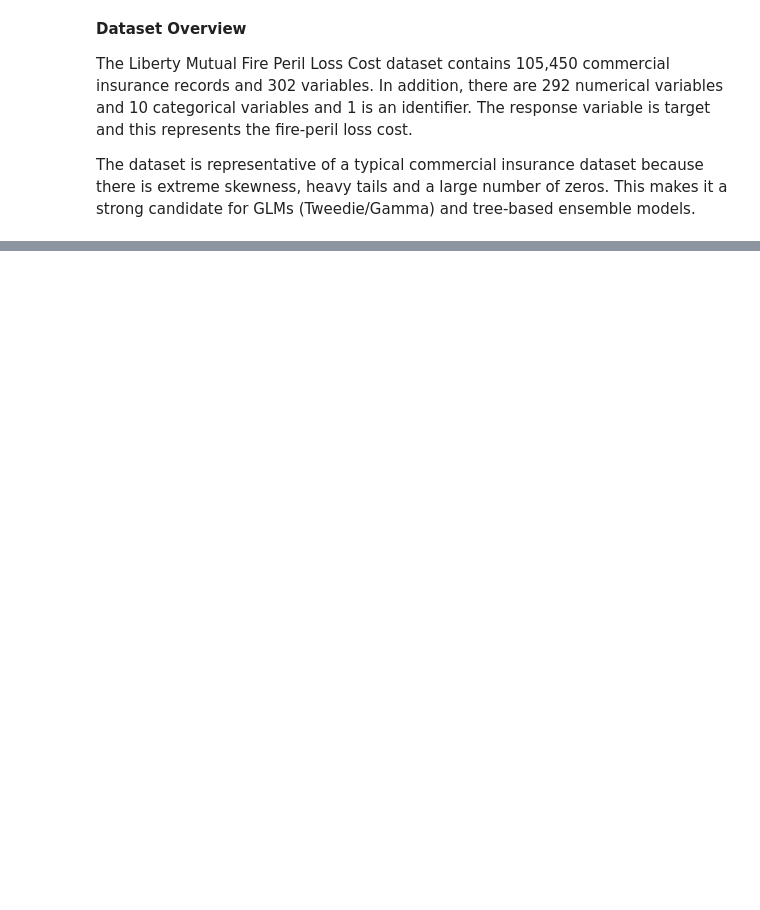
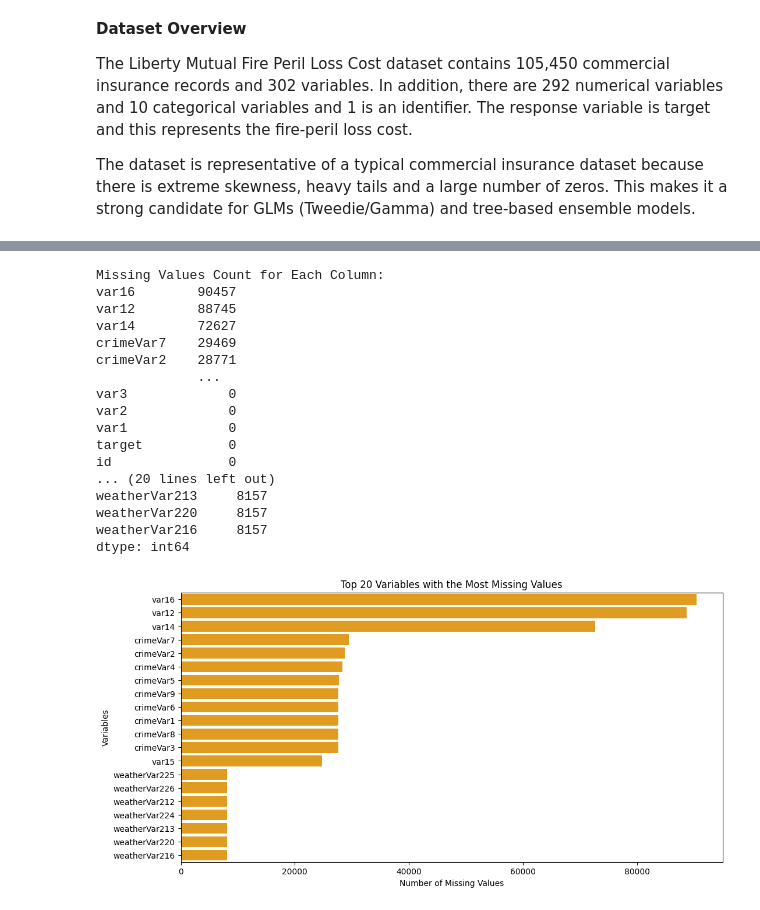
Before and after one commit to uni-Deb7943/TMU-CIND820, a Jupyter notebook: 01_EDA_and_Data_Analysis.ipynb, the cells around one changed output, grey strips where cells are left out. Drawn from its saved outputs; the diff is of its cells as text; code cells hidden in the pictures; blank space fills up the shorter version.

```diff
--- a/01_EDA_and_Data_Analysis.ipynb
+++ b/01_EDA_and_Data_Analysis.ipynb
@@ -36,0 +250,40 @@ HTTPError: HTTP Error 404: Not Found
+# %%
+# ======================================================
+# Missing Data Analysis
+# ======================================================
+
+# Count number of missing values
+missing_counts = train.isnull().sum().sort_values(ascending=False)
+print("\nMissing Values Count for Each Column:")
+print(missing_counts)
+
+# Top 20 variables with the most missing values
+print("\nTop 20 Variables with the Most Missing Values:")
+print(missing_counts.head(20))
+
+# Bar plot of missing values for top 20 variables
+plt.figure(figsize=(12, 6))
+sns.barplot(y=missing_counts.head(20).index, x=missing_counts.head(20).values, color='orange')
+plt.title('Top 20 Variables with the Most Missing Values')
+plt.ylabel('Variables')
+plt.xlabel('Number of Missing Values')
+plt.show()
+# %% [output]
+Missing Values Count for Each Column:
+var16        90457
+var12        88745
+var14        72627
+crimeVar7    29469
+crimeVar2    28771
+             ...
+var3             0
+var2             0
+var1             0
+target           0
+id               0
+... (20 lines left out)
+weatherVar213     8157
+weatherVar220     8157
+weatherVar216     8157
+dtype: int64
+[figure, added]
```
Also changed, not shown: parts of 16 cells of this notebook.
